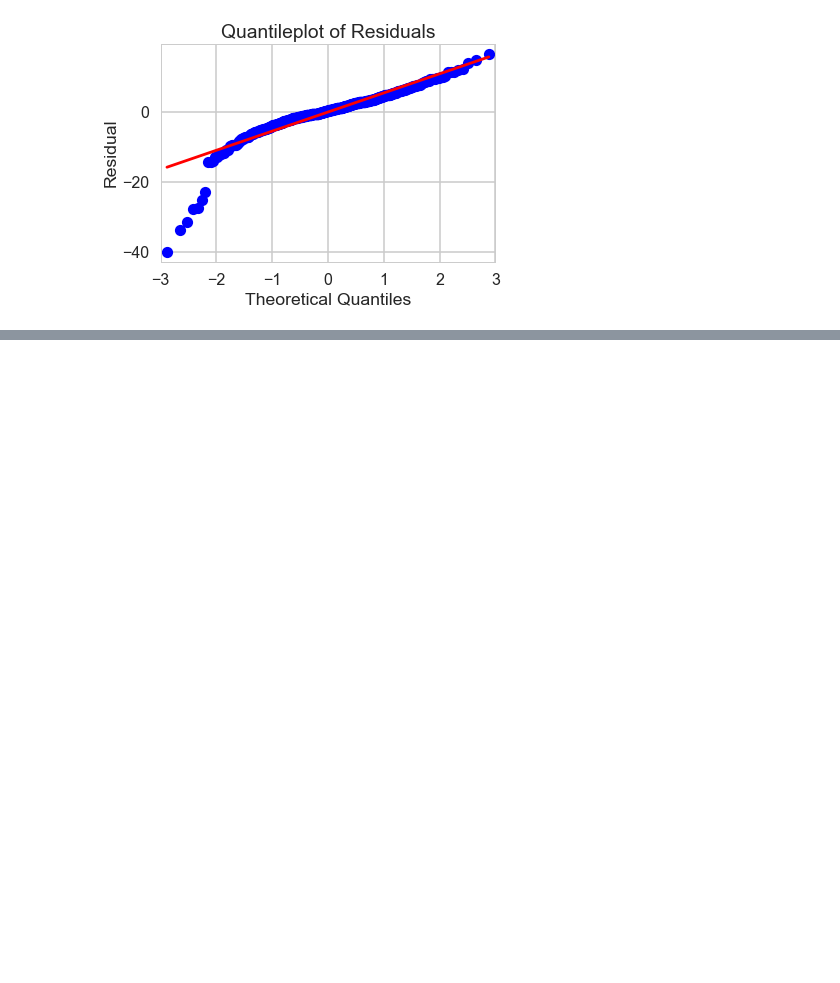
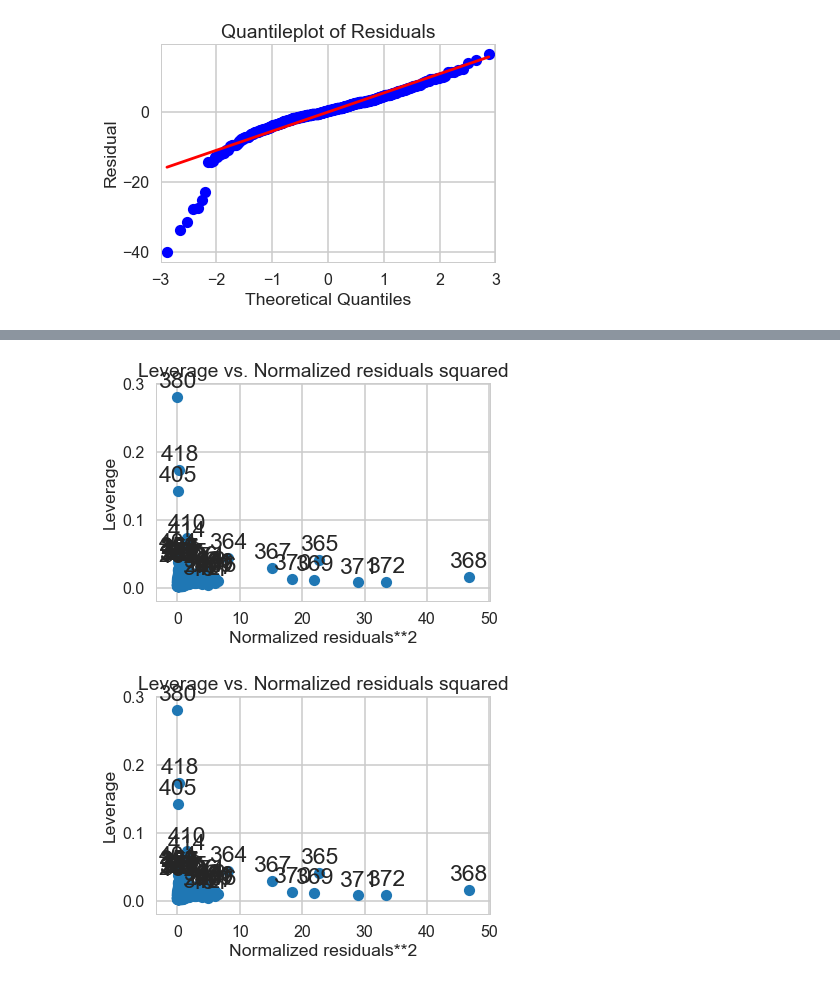
Before and after one commit to sowjanya2106/Springboard, a Jupyter notebook: Machine Learning/linear_regression/Mini_Project_Linear_Regression.ipynb, the cells around one changed output, grey strips where cells are left out. Cells and saved outputs as stored; diff of their text form; code cells hidden in the pictures; blank space fills up the shorter version.

```diff
--- a/Machine Learning/linear_regression/Mini_Project_Linear_Regression.ipynb
+++ b/Machine Learning/linear_regression/Mini_Project_Linear_Regression.ipynb
@@ -903,0 +911,5 @@ pylab.show()
+# %%
+plot_leverage_resid2(m)
+# %% [output]
+[figure, added]
+[figure, added]
```
Also changed, not shown: parts of 14 cells of this notebook, 11 other files.
